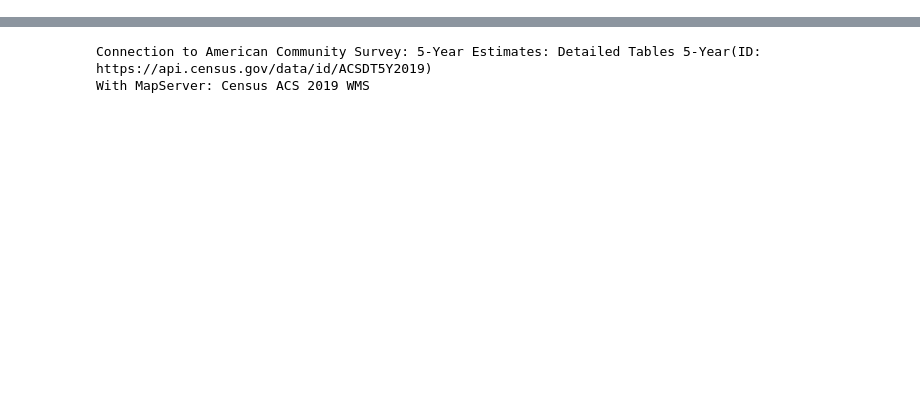
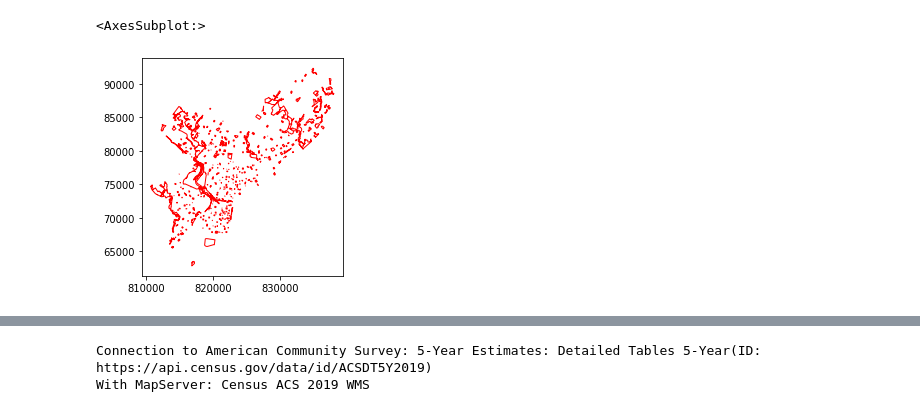
Before and after one commit to Zhen3r/WSOPB-MUSA509, a Jupyter notebook: exploring/equality.ipynb, the cells around one changed output, grey strips where cells are left out. Saved outputs shown, nothing was run; the diff lists cells and outputs as text; code cells hidden in the pictures; blank space fills up the shorter version.

```diff
--- a/exploring/equality.ipynb
+++ b/exploring/equality.ipynb
@@ -9,3 +13,14 @@ pd.set_option('display.max_rows', None)
+# %%
+# Using NAD83 metre epsg:6564
+crs=6564
+# %%
+park = gpd.read_file('https://opendata.arcgis.com/datasets/d52445160ab14380a673e5849203eb64_0.geojson')
+park = park.to_crs(crs)
+parkUnion = gpd.GeoSeries(park.geometry.unary_union)
+parkUnion.plot(fc="None", ec="red")
+# %% [output]
+<AxesSubplot:>
+[figure, added]
 # %%
 acsVarDict = {
     'B02001_001E': 'Total population',
```
Also changed, not shown: parts of 12 cells of this notebook, 1 other file.
